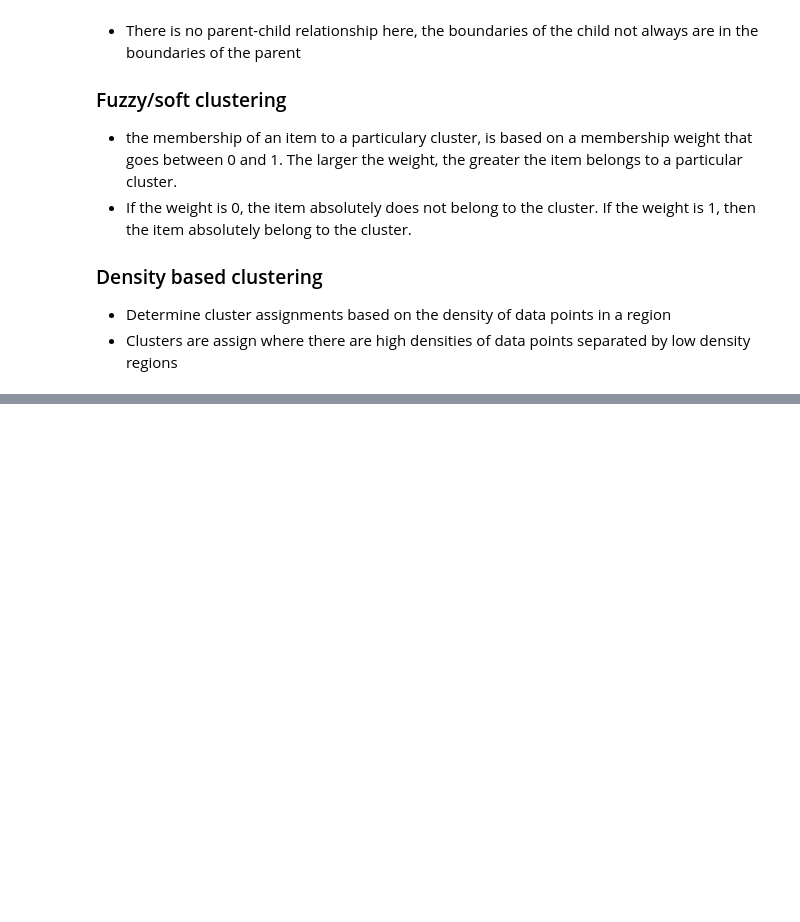
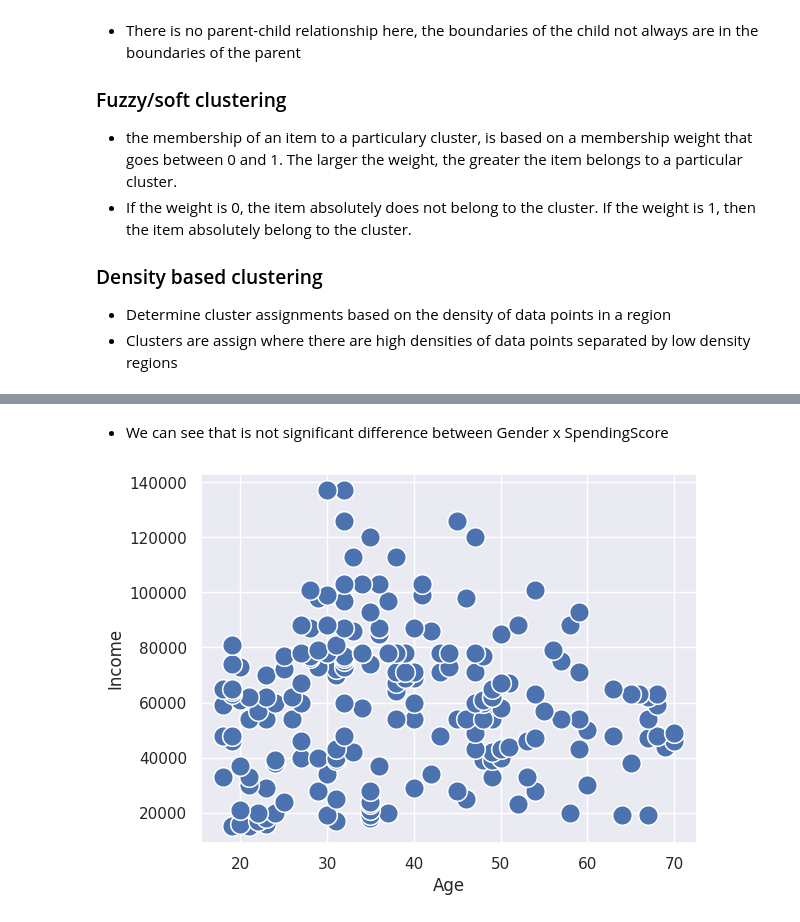
Before and after one commit to vaaaltin/data-science_ml-engineer, a Jupyter notebook: Models/kmeans.ipynb, the cells around one changed output, grey strips where cells are left out. Saved outputs shown, nothing was run; the diff lists cells and outputs as text; code cells hidden in the pictures; blank space fills up the shorter version.

```diff
--- a/Models/kmeans.ipynb
+++ b/Models/kmeans.ipynb
@@ -32,0 +138,11 @@
+# %% [markdown]
+- We can see that is not significant difference between Gender x SpendingScore
+# %%
+ax = sns.scatterplot(
+    data=customers,
+    x = 'Age',
+    y = 'Income',
+    s = 200
+)
+# %% [output]
+[figure, added]
```
Also changed, not shown: parts of 21 cells of this notebook, 5 other files.
